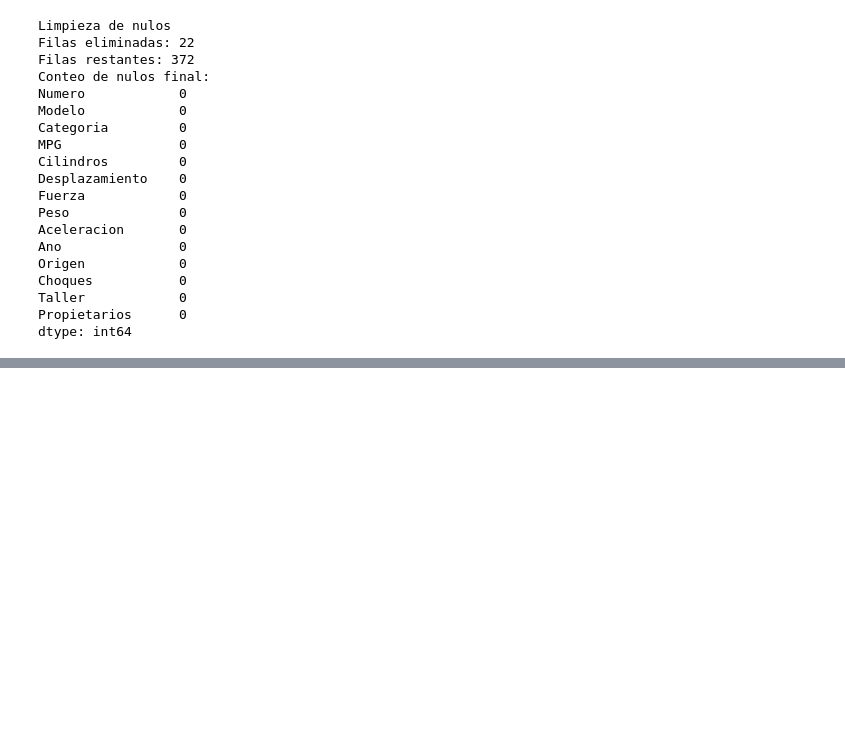
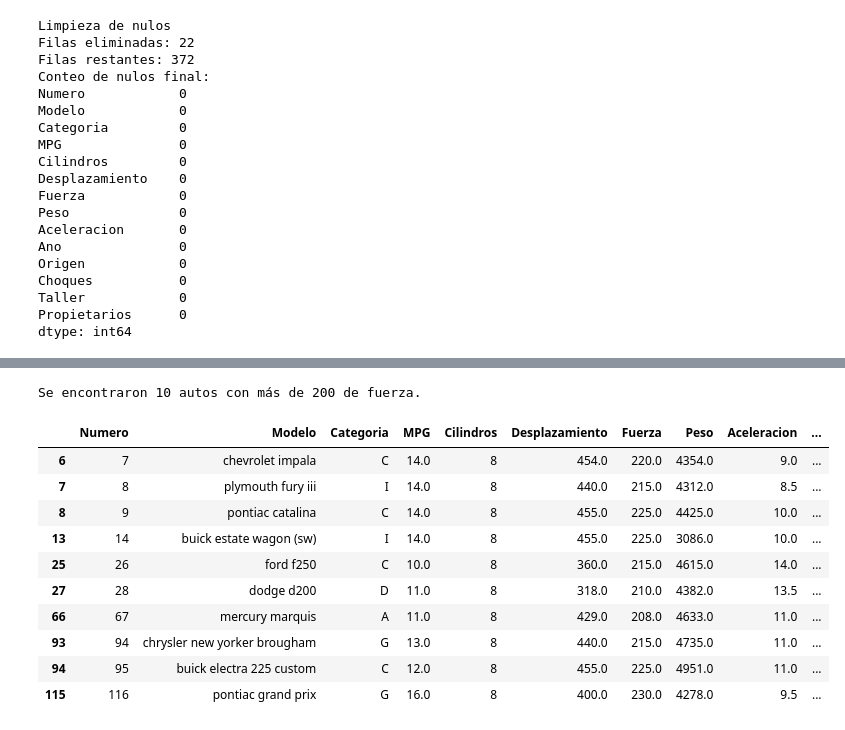
Before and after one commit to tomaspro56/EntregablesLogica, a Jupyter notebook: Analisis.ipynb, the cells around one changed output, grey strips where cells are left out. Cells and saved outputs as stored; diff of their text form; code cells hidden in the pictures; blank space fills up the shorter version.

```diff
--- a/Analisis.ipynb
+++ b/Analisis.ipynb
@@ -115,0 +173,18 @@ dtype: int64
+# %%
+# 4.2 Filtrar autos con Fuerza mayor a 200
+autos_potentes = df[df['Fuerza'] > 200]
+print(f"Se encontraron {len(autos_potentes)} autos con más de 200 de fuerza.")
+display(autos_potentes)
+# %% [output]
+Se encontraron 10 autos con más de 200 de fuerza.
+|  | Numero | Modelo | Categoria | MPG | Cilindros | Desplazamiento | Fuerza | Peso | Aceleracion | ... |
+| 6 | 7 | chevrolet impala | C | 14.0 | 8 | 454.0 | 220.0 | 4354.0 | 9.0 | ... |
+| 7 | 8 | plymouth fury iii | I | 14.0 | 8 | 440.0 | 215.0 | 4312.0 | 8.5 | ... |
+| 8 | 9 | pontiac catalina | C | 14.0 | 8 | 455.0 | 225.0 | 4425.0 | 10.0 | ... |
+| 13 | 14 | buick estate wagon (sw) | I | 14.0 | 8 | 455.0 | 225.0 | 3086.0 | 10.0 | ... |
+| 25 | 26 | ford f250 | C | 10.0 | 8 | 360.0 | 215.0 | 4615.0 | 14.0 | ... |
+| 27 | 28 | dodge d200 | D | 11.0 | 8 | 318.0 | 210.0 | 4382.0 | 13.5 | ... |
+| 66 | 67 | mercury marquis | A | 11.0 | 8 | 429.0 | 208.0 | 4633.0 | 11.0 | ... |
+| 93 | 94 | chrysler new yorker brougham | G | 13.0 | 8 | 440.0 | 215.0 | 4735.0 | 11.0 | ... |
+| 94 | 95 | buick electra 225 custom | C | 12.0 | 8 | 455.0 | 225.0 | 4951.0 | 11.0 | ... |
+| 115 | 116 | pontiac grand prix | G | 16.0 | 8 | 400.0 | 230.0 | 4278.0 | 9.5 | ... |
```
Also changed, not shown: parts of 9 cells of this notebook.
